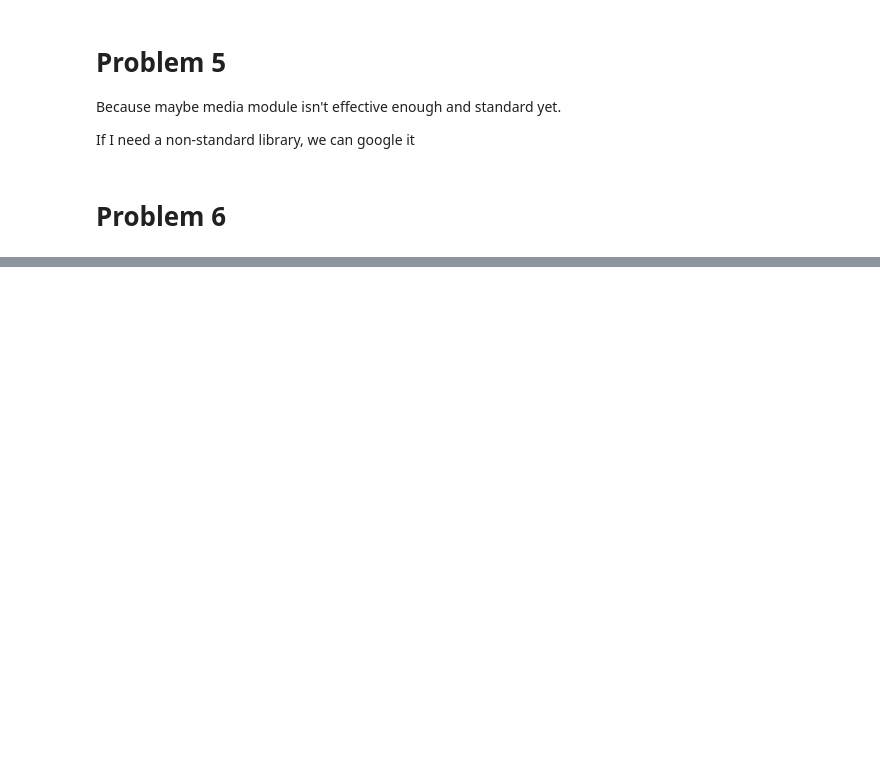
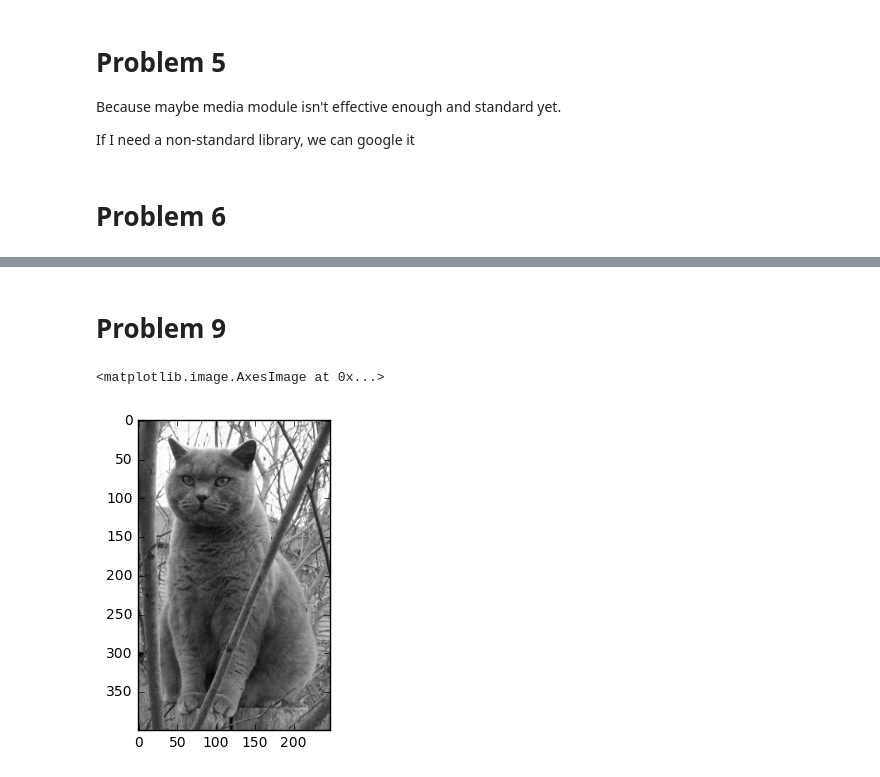
Before and after one commit to nvh95/practical_python, a Jupyter notebook: 4. Modules.ipynb, the cells around one changed output, grey strips where cells are left out. Drawn from its saved outputs; the diff is of its cells as text; code cells hidden in the pictures; blank space fills up the shorter version.

```diff
--- a/4. Modules.ipynb
+++ b/4. Modules.ipynb
@@ -82,0 +111,16 @@ ImportError: No module named media
+# %% [markdown]
+# Problem 9
+# %%
+img = misc.imread('cat.jpg')
+avg = np.sum(img, axis=2) /float(3)
+#print img[1,1,:]
+#print img_new[1,1]
+img[:,:,0] = avg
+img[:,:,1] = avg
+img[:,:,2] = avg
+#print img_new[1,1,:]
+plt.imshow(img)
+#plt.imshow(img.dot(a))
+# %% [output]
+<matplotlib.image.AxesImage at 0x...>
+[figure, added]
```
Also changed, not shown: parts of 11 cells of this notebook.
